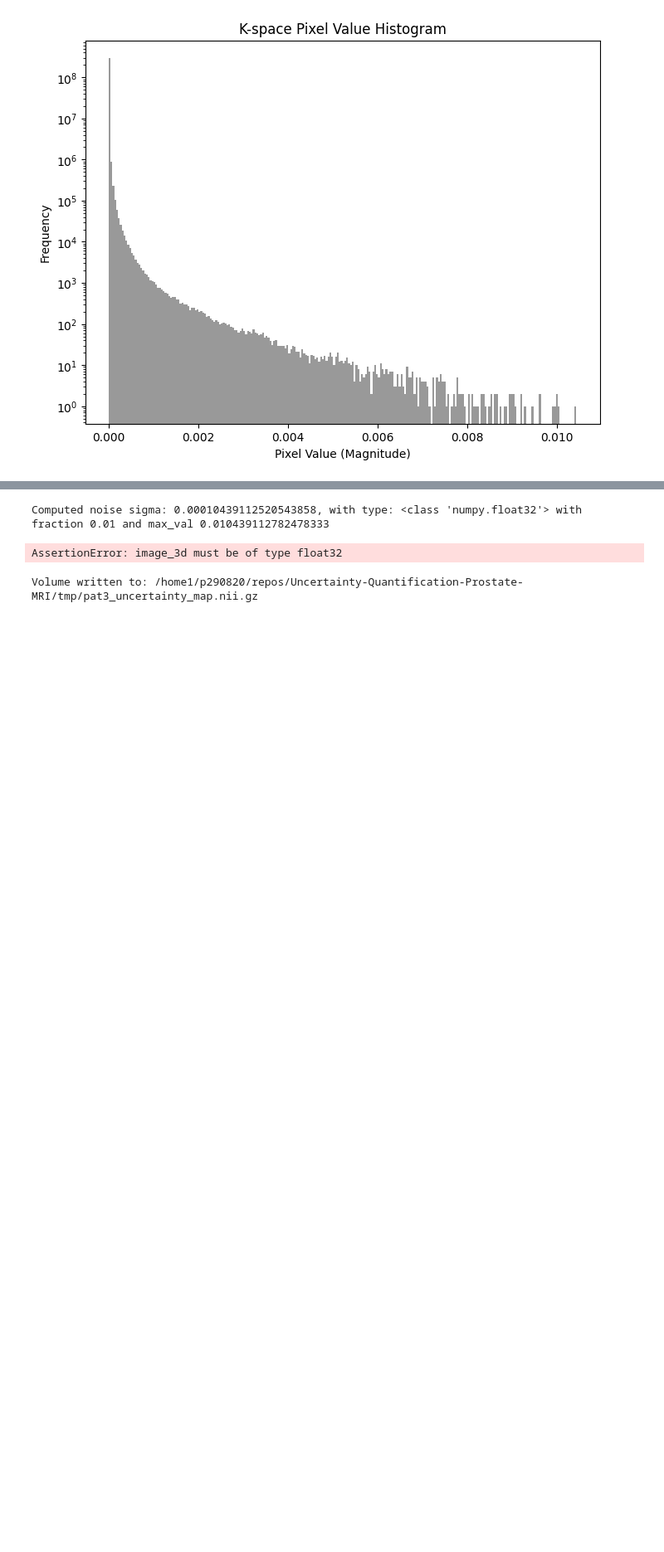
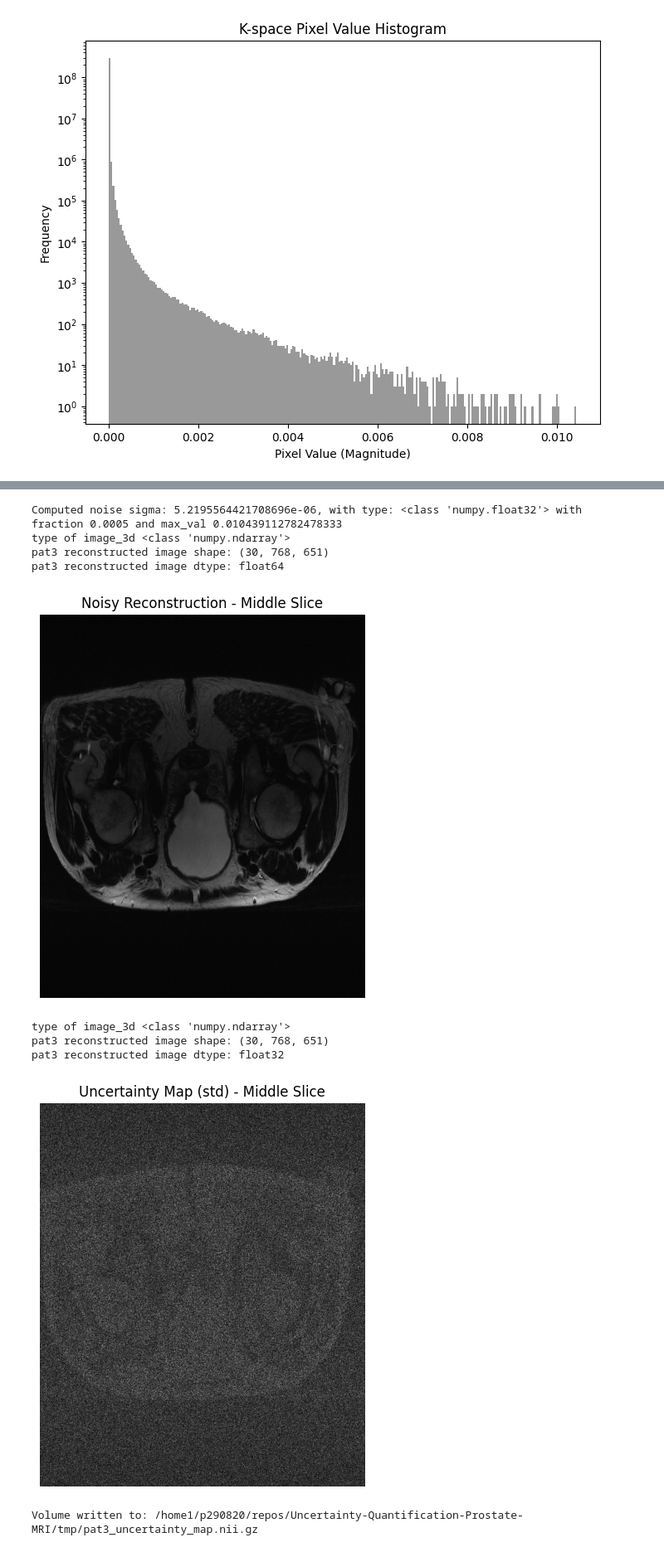
Before and after one commit to Quintin1995/Uncertainty-Quantification-Prostate-MRI, a Jupyter notebook: scripts/03_UQ_test.ipynb, the cells around one changed output, grey strips where cells are left out. Shown at 83% size. Cells and saved outputs as stored; diff of their text form; code cells hidden in the pictures; blank space fills up the shorter version.

```diff
--- a/scripts/03_UQ_test.ipynb
+++ b/scripts/03_UQ_test.ipynb
@@ -642,31 +641,38 @@ def compute_noise_sigma(kspace: np.ndarray, fraction: float = 0.01, debug = Fals
 # %%
 assert pat3["combined_kspace"].ndim == 4, "pat3['combined_kspace'] must have 4 dimensions (slices, coils, rows, columns)"
 
 # Why compute the noise sigma from the k-space data?
 # The noise level can be estimated from the k-space data itself, as the noise is additive and complex-valued.
-computed_sigma = compute_noise_sigma(kspace=pat3["combined_kspace"], fraction=0.01, debug=True)
+computed_sigma = compute_noise_sigma(kspace=pat3["combined_kspace"], fraction=0.0005, debug=True)
 
 # COMPUTE THE NOISE LEVEL SIGMA BASED ON A BACKGROUND REGION INSTEAD OF THE MAX
 if False:
     raise NotImplementedError("Implement the function compute_noise_sigma_from_background()")
 
 # Single noisy reconstruction: add noise, reconstruct, and assign to pat3
 # noise_sigma = 0.01  # example noise level
 pat3["noisy_recon"] = reconstruct_image_RSS(add_gaussian_noise(pat3["combined_kspace"], computed_sigma))
 
 # Generate multiple reconstructions for uncertainty estimation
 num_samples = 3
 pat3["noisy_recons"] = simulate_uncertainty_reconstructions(pat3["combined_kspace"], computed_sigma, num_samples)
 
 # Compute the uncertainty map (voxel-wise standard deviation) and assign to pat3
 pat3["uncertainty_map"] = compute_uncertainty_map(pat3["noisy_recons"])
 
 # Visualize the middle slice of both the noisy reconstruction and the uncertainty map
 visualize_slice(pat3["noisy_recon"], title="Noisy Reconstruction - Middle Slice")
 visualize_slice(pat3["uncertainty_map"], title="Uncertainty Map (std) - Middle Slice")
 # %% [output]
-Computed noise sigma: 0.00010439112520543858, with type: <class 'numpy.float32'> with fraction 0.01 and max_val 0.010439112782478333
+Computed noise sigma: 5.2195564421708696e-06, with type: <class 'numpy.float32'> with fraction 0.0005 and max_val 0.010439112782478333
+type of image_3d <class 'numpy.ndarray'>
+pat3 reconstructed image shape: (30, 768, 651)
+pat3 reconstructed image dtype: float64
+[figure, added]
-AssertionError: image_3d must be of type float32
+type of image_3d <class 'numpy.ndarray'>
+pat3 reconstructed image shape: (30, 768, 651)
+pat3 reconstructed image dtype: float32
+[figure, added]
 # %%
 write_volume_to_nii(pat3["uncertainty_map"], "pat3_uncertainty_map.nii.gz", tmpdir)
 # %% [output]
```
Also changed, not shown: parts of 28 cells of this notebook.
